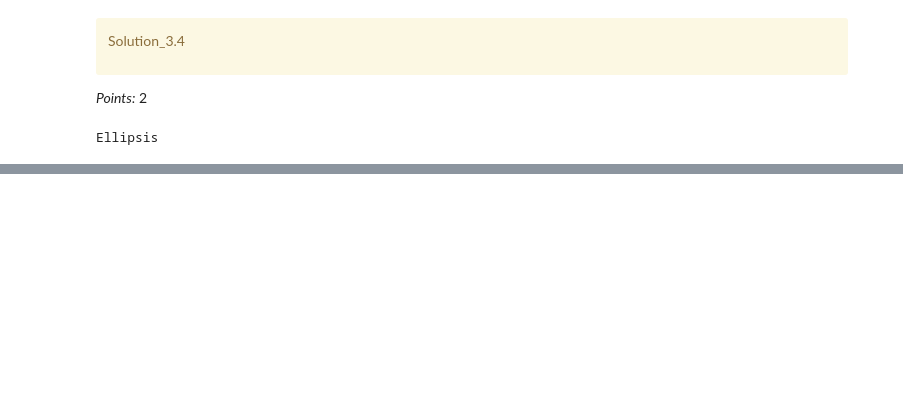
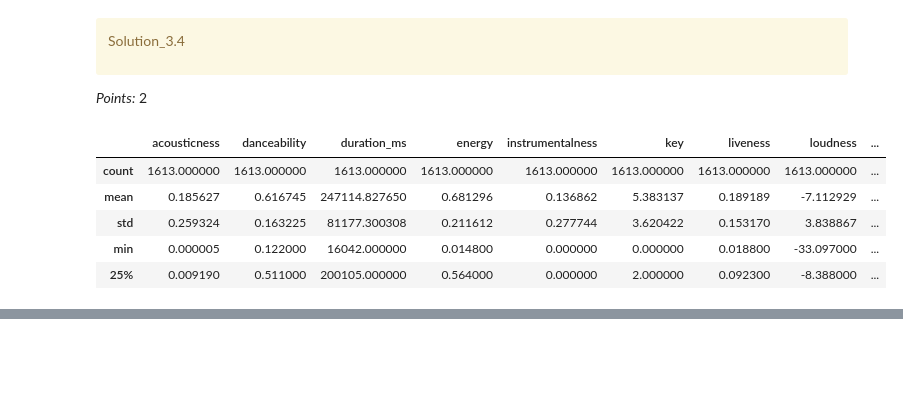
Before and after one commit to Adil-Bee200/330_hw2, a Jupyter notebook: hw2.ipynb, the cells around one changed output, grey strips where cells are left out. Cells and saved outputs as stored; diff of their text form; code cells hidden in the pictures; blank space fills up the shorter version.

```diff
--- a/hw2.ipynb
+++ b/hw2.ipynb
@@ -645,12 +605,17 @@ Solution_3.4
 </div>
 
 _Points:_ 2
-# %%
-spotify_summary = None
-
-...
-# %% [output]
-Ellipsis
+# %%
+
+spotify_summary = train_df.describe()
+spotify_summary.head()
+# %% [output]
+|  | acousticness | danceability | duration_ms | energy | instrumentalness | key | liveness | loudness | ... |
+| count | 1613.000000 | 1613.000000 | 1613.000000 | 1613.000000 | 1613.000000 | 1613.000000 | 1613.000000 | 1613.000000 | ... |
+| mean | 0.185627 | 0.616745 | 247114.827650 | 0.681296 | 0.136862 | 5.383137 | 0.189189 | -7.112929 | ... |
+| std | 0.259324 | 0.163225 | 81177.300308 | 0.211612 | 0.277744 | 3.620422 | 0.153170 | 3.838867 | ... |
+| min | 0.000005 | 0.122000 | 16042.000000 | 0.014800 | 0.000000 | 0.000000 | 0.018800 | -33.097000 | ... |
+| 25% | 0.009190 | 0.511000 | 200105.000000 | 0.564000 | 0.000000 | 2.000000 | 0.092300 | -8.388000 | ... |
 # %%
 grader.check("q3.4")
 # %% [output]
```
Also changed, not shown: parts of 38 cells of this notebook.
